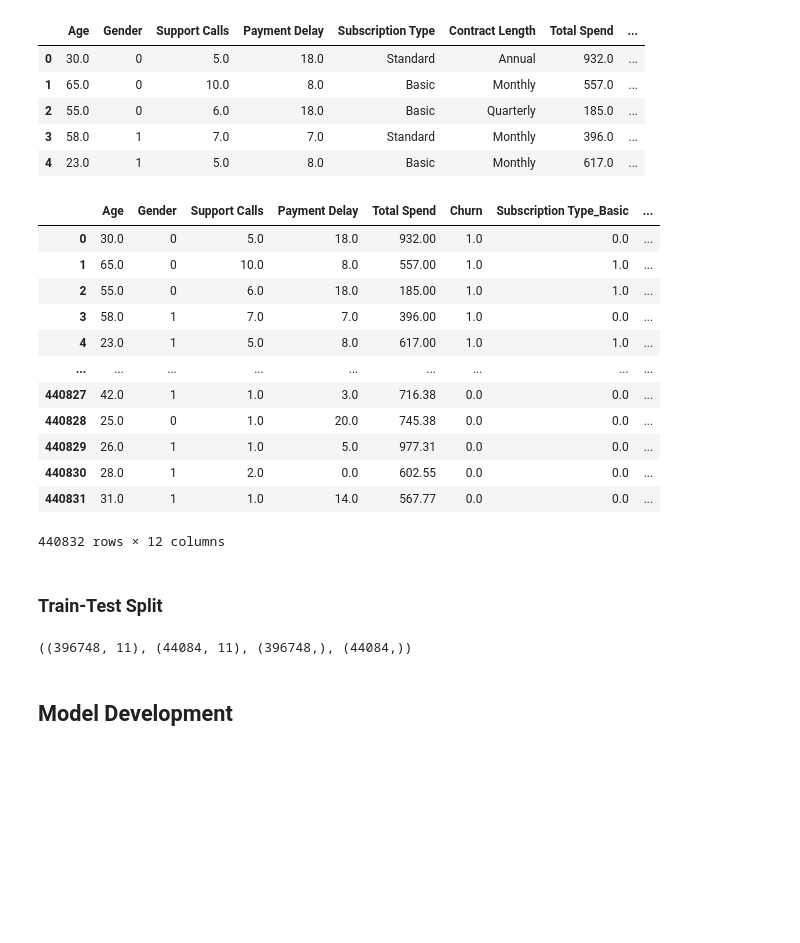
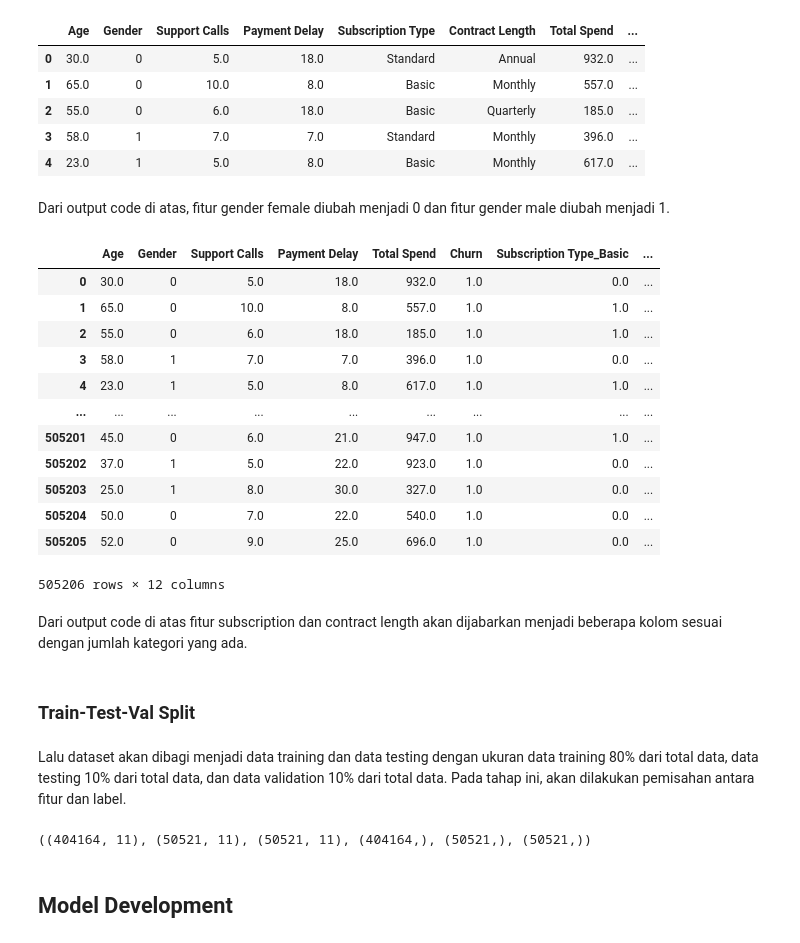
Before and after one commit to mausneg/Customer-Churn-Classification, a Jupyter notebook: submission.ipynb, the cells around one changed output. Cells and saved outputs as stored; diff of their text form; code cells hidden in the pictures; blank space fills up the shorter version.

```diff
--- a/submission.ipynb
+++ b/submission.ipynb
@@ -31,8 +23,8 @@ from sklearn.preprocessing import OneHotEncoder
 Kemudian mengimport data dengan pandas lalu menampilkan data untuk melihat struktur data dan tipe data yang ada.
 # %%
 df_churn = pd.read_csv('data\customer_churn_dataset-training-master.csv')
+df_churn = pd.concat([df_churn, pd.read_csv('data\customer_churn_dataset-testing-master.csv')], ignore_index=True)
 df_churn
-df_churn
 # %% [output]
 |  | CustomerID | Age | Gender | Tenure | Usage Frequency | Support Calls | Payment Delay | ... |
 | 0 | 2.0 | 30.0 | Female | 39.0 | 14.0 | 5.0 | 18.0 | ... |
@@ -147,33 +165,40 @@ df_churn.head(5)
 | 2 | 55.0 | 0 | 6.0 | 18.0 | Basic | Quarterly | 185.0 | ... |
 | 3 | 58.0 | 1 | 7.0 | 7.0 | Standard | Monthly | 396.0 | ... |
 | 4 | 23.0 | 1 | 5.0 | 8.0 | Basic | Monthly | 617.0 | ... |
+# %% [markdown]
+Dari output code di atas, fitur gender female diubah menjadi 0 dan fitur gender male diubah menjadi 1.
 # %%
-encoder = OneHotEncoder(sparse=False)
+encoder = OneHotEncoder(sparse_output=False)
 columns_to_encode = ['Subscription Type','Contract Length']
 encoded_df = pd.DataFrame(encoder.fit_transform(df_churn[columns_to_encode]), columns=encoder.get_feature_names_out(columns_to_encode))
 df_churn.drop(columns_to_encode, axis=1, inplace=True)
 df_churn = pd.concat([df_churn, encoded_df], axis=1)
 df_churn
 # %% [output]
 |  | Age | Gender | Support Calls | Payment Delay | Total Spend | Churn | Subscription Type_Basic | ... |
-| 0 | 30.0 | 0 | 5.0 | 18.0 | 932.00 | 1.0 | 0.0 | ... |
-| 1 | 65.0 | 0 | 10.0 | 8.0 | 557.00 | 1.0 | 1.0 | ... |
-| 2 | 55.0 | 0 | 6.0 | 18.0 | 185.00 | 1.0 | 1.0 | ... |
-| 3 | 58.0 | 1 | 7.0 | 7.0 | 396.00 | 1.0 | 0.0 | ... |
-| 4 | 23.0 | 1 | 5.0 | 8.0 | 617.00 | 1.0 | 1.0 | ... |
+| 0 | 30.0 | 0 | 5.0 | 18.0 | 932.0 | 1.0 | 0.0 | ... |
+| 1 | 65.0 | 0 | 10.0 | 8.0 | 557.0 | 1.0 | 1.0 | ... |
+| 2 | 55.0 | 0 | 6.0 | 18.0 | 185.0 | 1.0 | 1.0 | ... |
+| 3 | 58.0 | 1 | 7.0 | 7.0 | 396.0 | 1.0 | 0.0 | ... |
+| 4 | 23.0 | 1 | 5.0 | 8.0 | 617.0 | 1.0 | 1.0 | ... |
 | ... | ... | ... | ... | ... | ... | ... | ... | ... |
-| 440827 | 42.0 | 1 | 1.0 | 3.0 | 716.38 | 0.0 | 0.0 | ... |
-| 440828 | 25.0 | 0 | 1.0 | 20.0 | 745.38 | 0.0 | 0.0 | ... |
-| 440829 | 26.0 | 1 | 1.0 | 5.0 | 977.31 | 0.0 | 0.0 | ... |
-| 440830 | 28.0 | 1 | 2.0 | 0.0 | 602.55 | 0.0 | 0.0 | ... |
-| 440831 | 31.0 | 1 | 1.0 | 14.0 | 567.77 | 0.0 | 0.0 | ... |
+| 505201 | 45.0 | 0 | 6.0 | 21.0 | 947.0 | 1.0 | 1.0 | ... |
+| 505202 | 37.0 | 1 | 5.0 | 22.0 | 923.0 | 1.0 | 0.0 | ... |
+| 505203 | 25.0 | 1 | 8.0 | 30.0 | 327.0 | 1.0 | 0.0 | ... |
+| 505204 | 50.0 | 0 | 7.0 | 22.0 | 540.0 | 1.0 | 0.0 | ... |
+| 505205 | 52.0 | 0 | 9.0 | 25.0 | 696.0 | 1.0 | 0.0 | ... |
-440832 rows × 12 columns
+505206 rows × 12 columns
+# %% [markdown]
+Dari output code di atas fitur subscription dan contract length akan dijabarkan menjadi beberapa kolom sesuai dengan jumlah kategori yang ada.
 # %% [markdown]
-### Train-Test Split
+### Train-Test-Val Split
+# %% [markdown]
+Lalu dataset akan dibagi menjadi data training dan data testing dengan ukuran data training 80% dari total data, data testing 10% dari total data, dan data validation 10% dari total data. Pada tahap ini, akan dilakukan pemisahan antara fitur dan label.
 # %%
-X_train, X_test, y_train, y_test = train_test_split(df_churn.drop(columns=['Churn']), df_churn['Churn'], test_size = 0.1, random_state = 42)
-X_train.shape, X_test.shape, y_train.shape, y_test.shape
+X_train, X_test, y_train, y_test = train_test_split(df_churn.drop(columns=['Churn']), df_churn['Churn'], test_size = 0.2, random_state = 42)
+X_val, X_test, y_val, y_test = train_test_split(X_test, y_test, test_size = 0.5, random_state = 42)
+X_train.shape, X_test.shape, X_val.shape,y_train.shape, y_test.shape, y_val.shape
 # %% [output]
-((396748, 11), (44084, 11), (396748,), (44084,))
+((404164, 11), (50521, 11), (50521, 11), (404164,), (50521,), (50521,))
 # %% [markdown]
 ## Model Development
```
Also changed, not shown: parts of 32 cells of this notebook, 1 other file.
